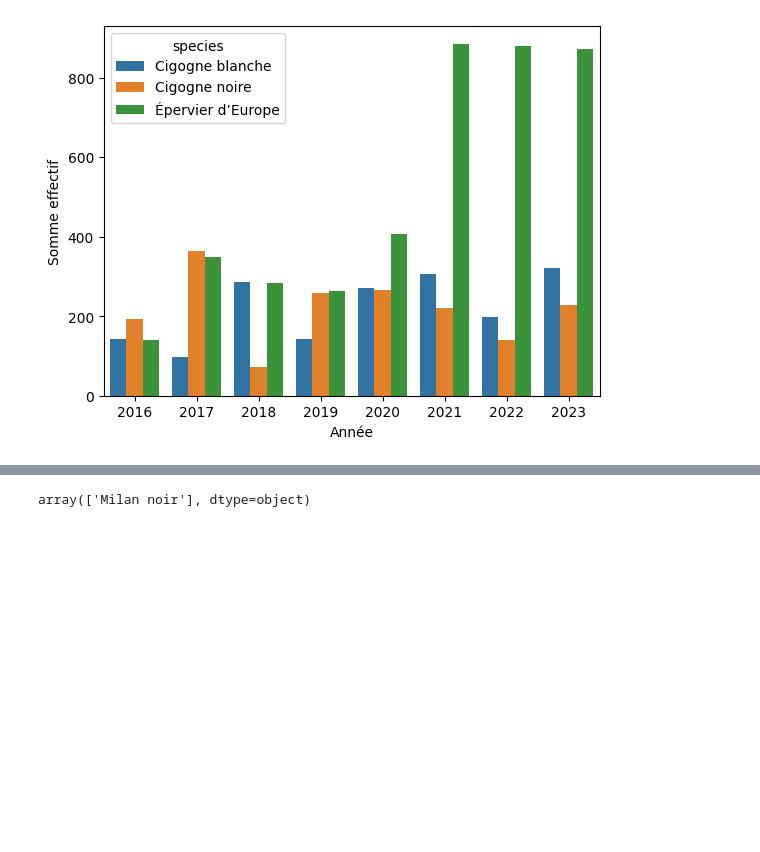
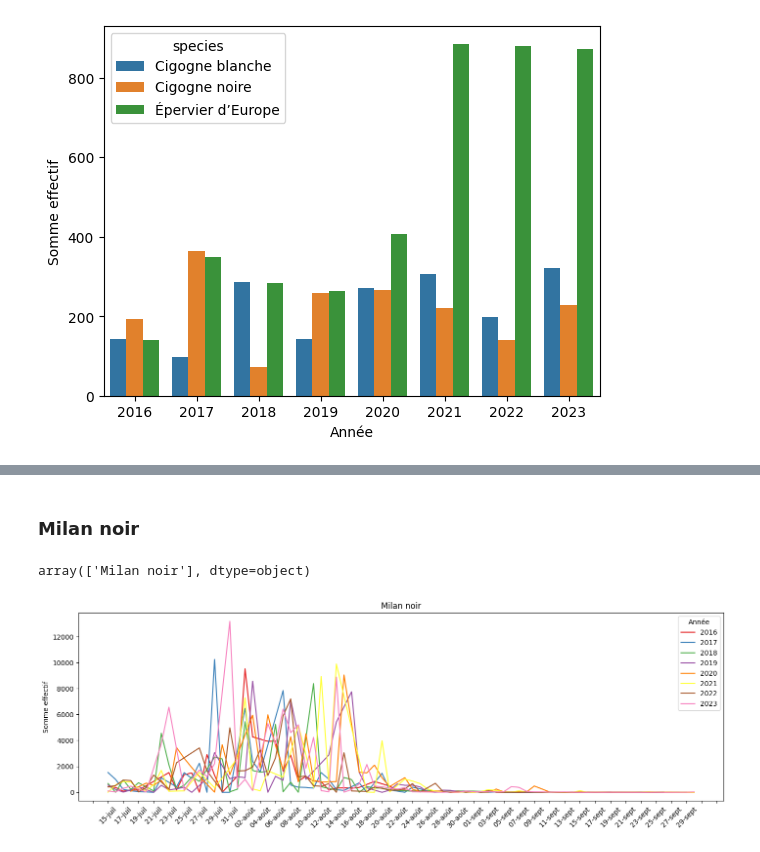
Before and after one commit to amelietatin/oiseaux_cols_libres, a Jupyter notebook: code/4_ocl_data_all_species_analysis.ipynb, the cells around one changed output, grey strips where cells are left out. Cells and saved outputs as stored; diff of their text form; code cells hidden in the pictures; blank space fills up the shorter version.

Commit message:
new script and figures added

```diff
--- a/code/4_ocl_data_all_species_analysis.ipynb
+++ b/code/4_ocl_data_all_species_analysis.ipynb
@@ -87,0 +118,14 @@ liste_especes = data_day[data_day['species'].isin(['Milan noir', 'Bondrée apivo
+# %%
+species_sum_day = liste_especes.groupby(['year', 'date_dt', 'species'])['direction1'].sum().reset_index()
+
+species_sum_day.loc[:, 'date_dt'] = pd.to_datetime(species_sum_day['date_dt'])
+
+species_sum_day['day_month'] = species_sum_day['date_dt'].dt.strftime('%d-%B')
+
+# Convert month to French
+month_translation = {
+    'June': 'juin', 'July': 'juil', 'August': 'août', 'September': 'sept', 'October': 'oct', 'November': 'novembre'
+}
+
+species_sum_day['day_month'] = species_sum_day['day_month'].replace(month_translation, regex=True)
+species_sum_day = species_sum_day.sort_values(by='date_dt')
@@ -87,0 +184,13 @@ liste_especes = data_day[data_day['species'].isin(['Milan noir', 'Bondrée apivo
+# %%
+# Filter DataFrame
+species_sum_day = species_sum_day[species_sum_day['day_month'].isin(sorted_selected_dates)]
+
+# Create a categorical type with the desired order
+species_sum_day['day_month'] = pd.Categorical(species_sum_day['day_month'], categories=sorted_selected_dates, ordered=True)
+
+# Sort DataFrame by the categorical column
+sorted_species_sum_day = species_sum_day.sort_values('day_month')
+
+sorted_species_sum_day.rename(columns={'year':'Année'}, inplace=True)
+
+sorted_species_sum_day.head()
@@ -88,6 +204,21 @@ liste_especes = data_day[data_day['species'].isin(['Milan noir', 'Bondrée apivo
+# %% [markdown]
+### Milan noir
 # %%
-# Milan noir
-milan = liste_especes[liste_especes['species'].isin(['Milan noir'])]
-milan.species.unique()
+milan_noir = sorted_species_sum_day[sorted_species_sum_day['species'].isin(['Milan noir'])]
+milan_noir.species.unique()
 # %% [output]
 array(['Milan noir'], dtype=object)
+# %%
+# Figure all years
+plt.figure(figsize=(17, 5))
+
+milan_noir_plot = sns.lineplot(data=milan_noir, x='day_month', y='direction1', hue='Année', palette='Set1');
+plt.xticks(rotation=45);
+plt.gca().xaxis.set_major_locator(plt.MultipleLocator(2))
+milan_noir_plot.set(xlabel ="", ylabel = "Somme effectif", title ="Milan noir");
+
+#Save image to folder
+fig = milan_noir_plot.get_figure()
+fig.savefig('../figures/top_especes_rapaces_cigognes/distribution_phenologie/distribution_effectif_milan_noir_jour_tous_les_ans.png')
+# %% [output]
+[figure, added]
```
Also changed, not shown: parts of 39 cells of this notebook.
